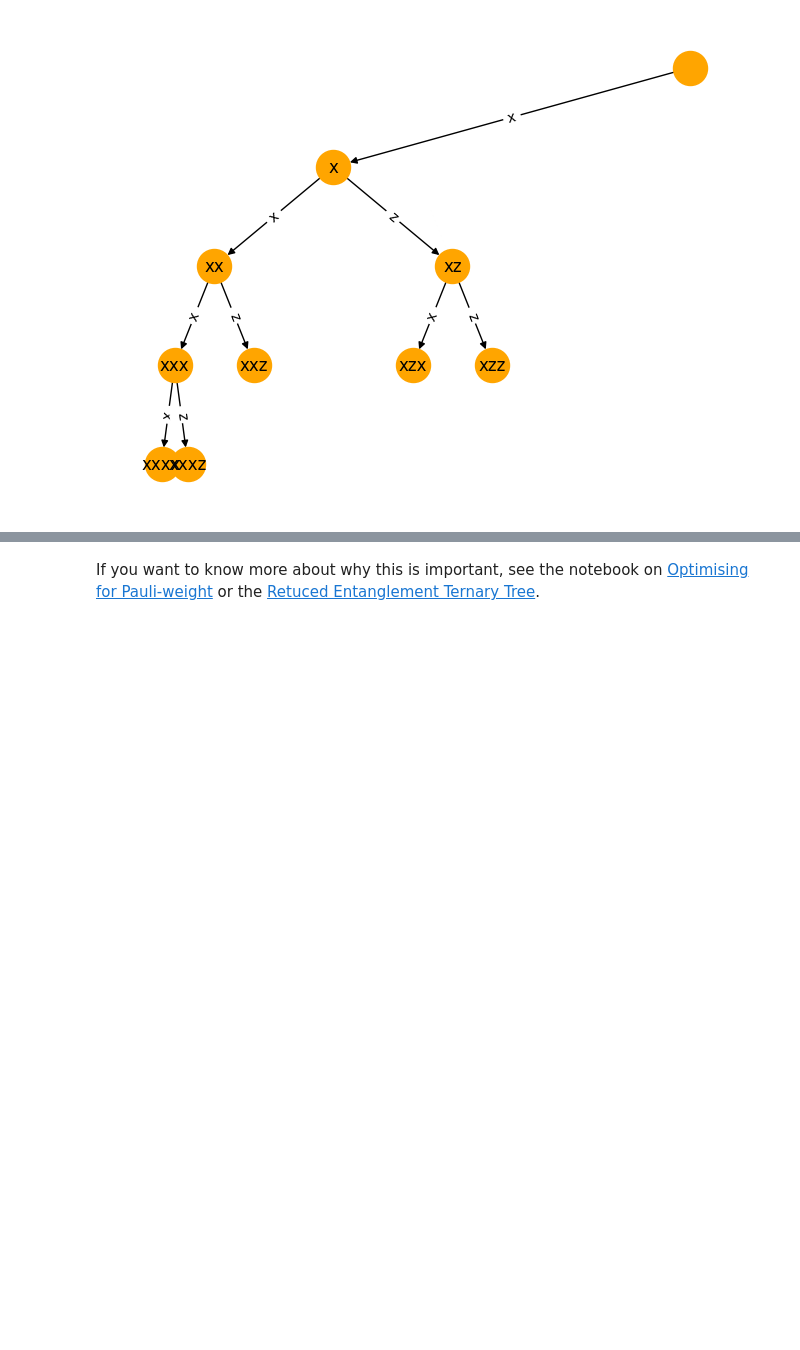
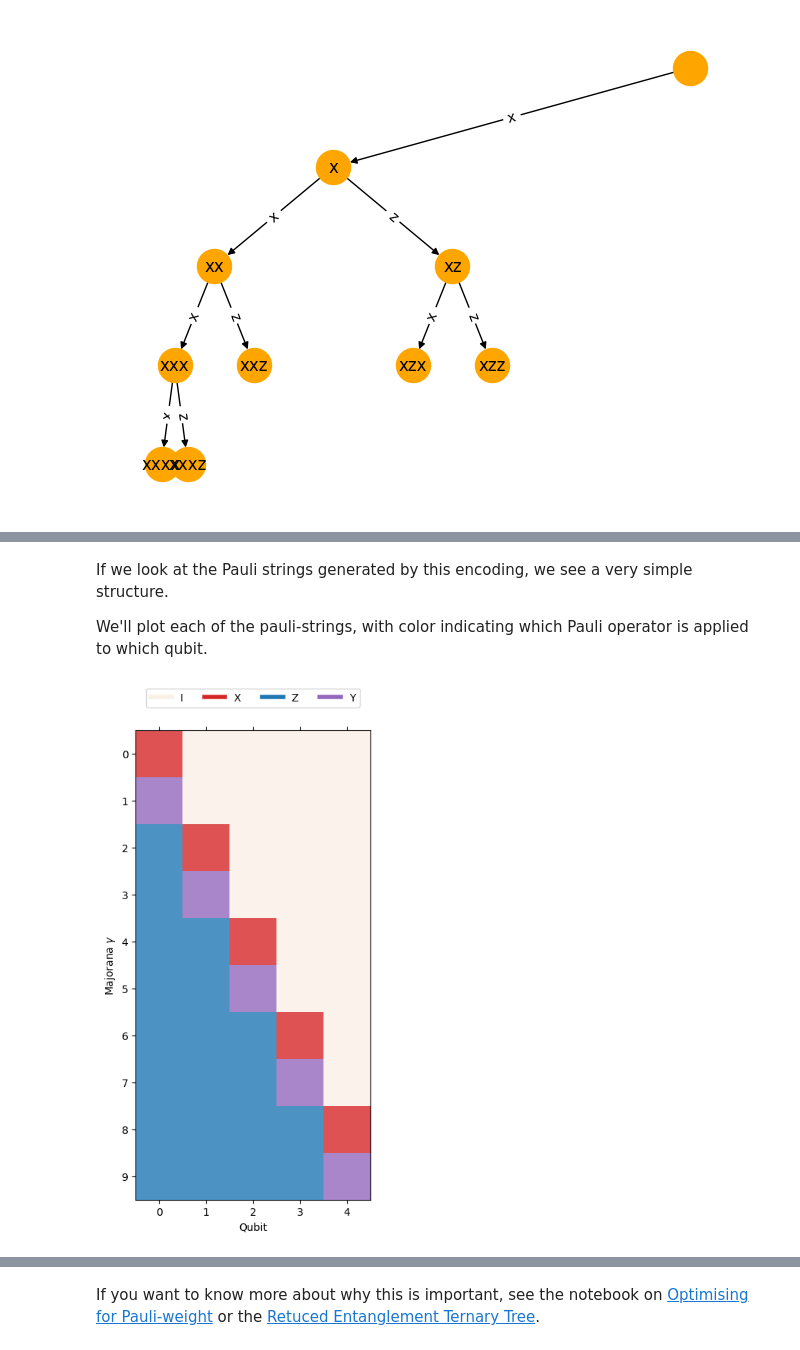
Before and after one commit to UCL-CCS/ferrmion, a Jupyter notebook: docs/source/notebooks/growing_trees.ipynb, the cells around one changed output, grey strips where cells are left out. Drawn from its saved outputs; the diff is of its cells as text; code cells hidden in the pictures; blank space fills up the shorter version.

```diff
--- a/docs/source/notebooks/growing_trees.ipynb
+++ b/docs/source/notebooks/growing_trees.ipynb
@@ -119,0 +126,9 @@ mytt.enumeration_scheme
+# %% [markdown]
+If we look at the Pauli strings generated by this encoding, we see a very simple structure.
+
+We'll plot each of the pauli-strings, with color indicating which Pauli operator is applied to which qubit.
+# %%
+from ferrmion.visualise import symplectic_matshow
+symplectic_matshow(jw_naive._build_symplectic_matrix()[1])
+# %% [output]
+[figure, added]
```
Also changed, not shown: parts of 21 cells of this notebook, 15 other files.
